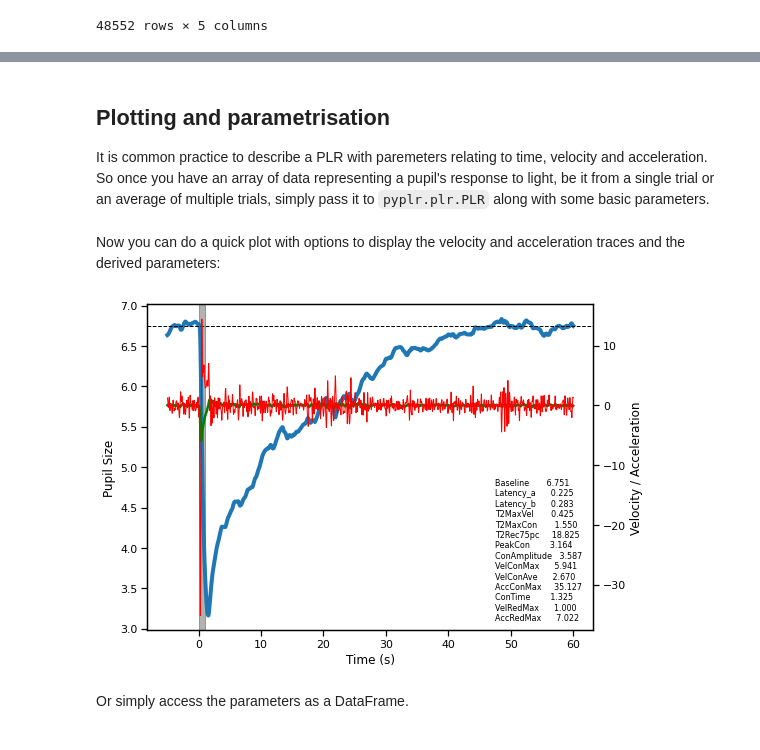
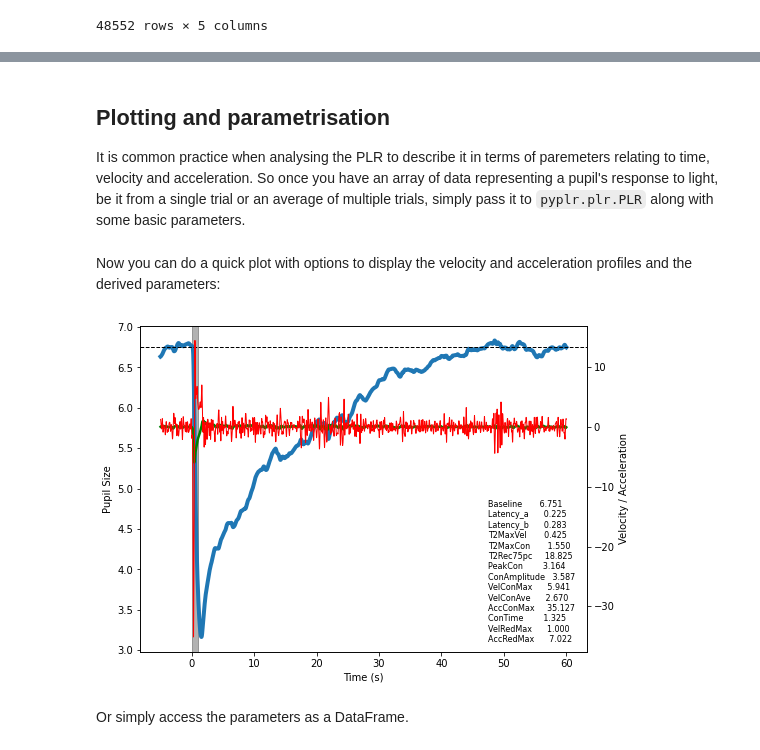
Before and after one commit to PyPlr/cvd_pupillometry, a Jupyter notebook: docs/04d_analysis.ipynb, the cells around one changed output, grey strips where cells are left out. Cells and saved outputs as stored; diff of their text form; code cells hidden in the pictures.

```diff
--- a/docs/04d_analysis.ipynb
+++ b/docs/04d_analysis.ipynb
@@ -85,21 +83,19 @@ Preprocessing pupillometry data is relatively straight-forward and typically inv
 # %%
-import seaborn as sns
-sns.set_context('notebook', rc={"lines.linewidth": 1})
 from pyplr import graphing
 from pyplr import preproc
 
-# sampling rate of the data
+# Sampling frequency
 SAMPLE_RATE = 120
 
 # Pupil columns to analyse
 pupil_cols = ['diameter_3d', 'diameter']
 
 # Make figure for processing
-f, axs = graphing.pupil_preprocessing(nrows=5, subject='test')
+f, axs = graphing.pupil_preprocessing(nrows=5, subject='Example')
 
 # Plot the raw data
 samples[pupil_cols].plot(title='Raw', ax=axs[0], legend=True)
-axs[0].legend(loc='center right', labels=['pixels', 'mm'])
+axs[0].legend(loc='center right', labels=['mm', 'pixels'])
 
 # Mask first derivative
 samples = preproc.mask_pupil_first_derivative(
@@ -121,7 +117,9 @@ samples[pupil_cols].plot(
 
 # Smooth
 samples = preproc.butterworth_series(
-    samples, fields=pupil_cols, filt_order=3, cutoff_freq=4/(SAMPLE_RATE/2))
+    samples, fields=pupil_cols, filt_order=3,
+    cutoff_freq=4/(SAMPLE_RATE/2))
 samples[pupil_cols].plot(
-    title='Butterworth filtered', ax=axs[4], legend=False)
+    title='3rd order Butterworth filter with 4 Hz cut-off',
+    ax=axs[4], legend=False);
 # %% [output]
@@ -186,0 +147,14 @@ Extracted ranges for 6 events
+# %%
+# Number of samples to extract and which sample
+# should mark the onset of the event
+DURATION = 7800
+ONSET_IDX = 600
+
+# Extract the event ranges
+ranges = utils.extract(
+    samples,
+    events,
+    offset=-ONSET_IDX,
+    duration=DURATION,
+    borrow_attributes=['color'])
+ranges
@@ -188,0 +179,8 @@ Extracted ranges for 6 events
+# %%
+# Calculate baselines
+baselines = ranges.loc[:, range(0, ONSET_IDX), :].mean(level=0)
+
+# New columns for percent signal change
+ranges = preproc.percent_signal_change(
+    ranges, baselines, pupil_cols)
+ranges
@@ -190,22 +203,21 @@ Extracted ranges for 6 events
 Plotting and parametrisation
 ----------------------------
 
-It is common practice to describe a PLR with paremeters relating to time, velocity and acceleration. So once you have an array of data representing a pupil's response to light, be it from a single trial or an average of multiple trials, simply pass it to `pyplr.plr.PLR` along with some basic parameters.
+It is common practice when analysing the PLR to describe it in terms of paremeters relating to time, velocity and acceleration. So once you have an array of data representing a pupil's response to light, be it from a single trial or an average of multiple trials, simply pass it to `pyplr.plr.PLR` along with some basic parameters.
 # %%
 from pyplr.plr import PLR
-import seaborn as sns
-sns.set_context('notebook')
-plr = ranges.mean(level=1)['diameter_3d'].to_numpy()
-plr = PLR(plr,
+
+average_plr = ranges.mean(level=1)['diameter_3d'].to_numpy()
+plr = PLR(average_plr,
           sample_rate=SAMPLE_RATE,
           onset_idx=ONSET_IDX,
           stim_duration=1)
 # %% [markdown]
-Now you can do a quick plot with options to display the velocity and acceleration traces and the derived parameters:
+Now you can do a quick plot with options to display the velocity and acceleration profiles and the derived parameters:
 # %%
-fig = plr.plot(vel_acc=True, print_params=True)
+fig = plr.plot(vel=True, acc=True, print_params=True)
 # %% [output]
-[figure, old version]
+[figure, new version]
 # %% [markdown]
 Or simply access the parameters as a DataFrame.
 # %%
```
Also changed, not shown: parts of 12 cells of this notebook, 15 other files.
